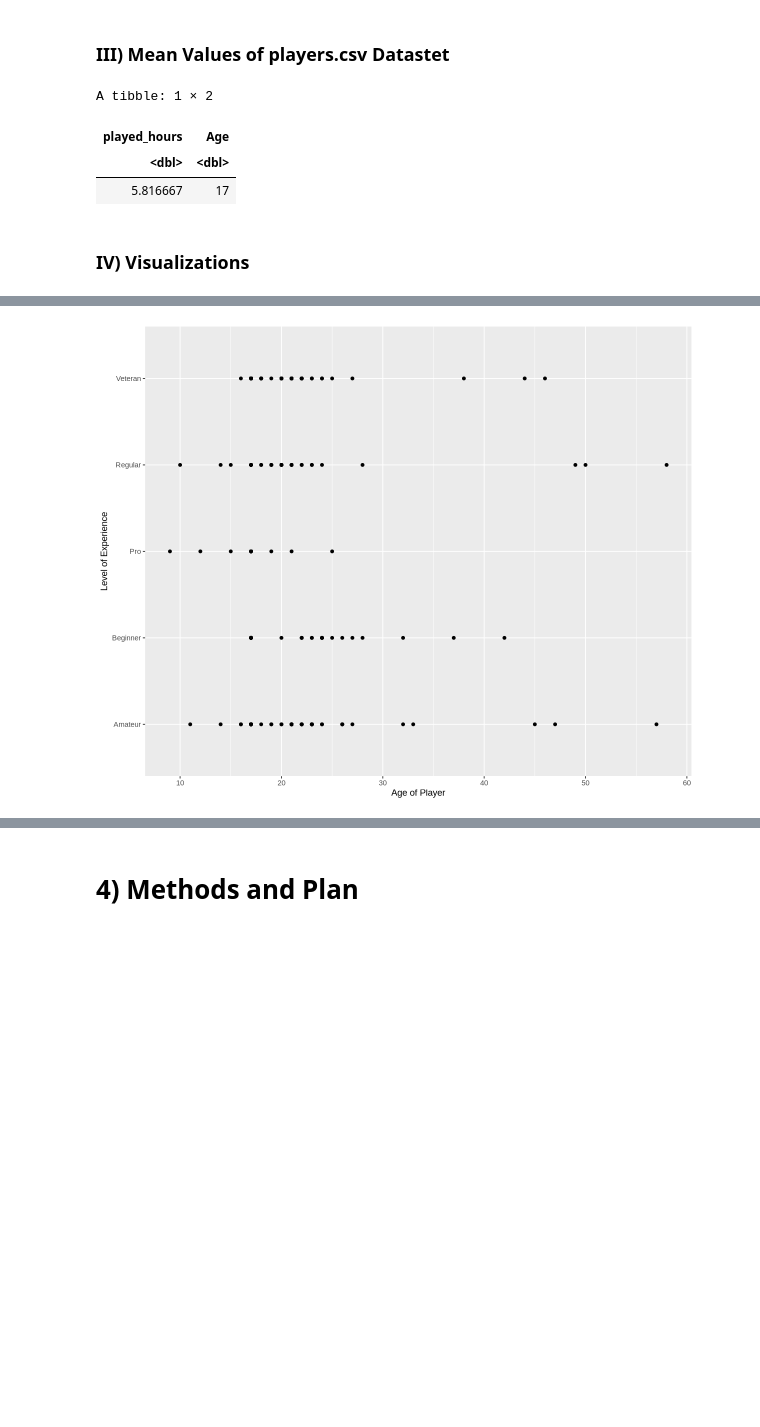
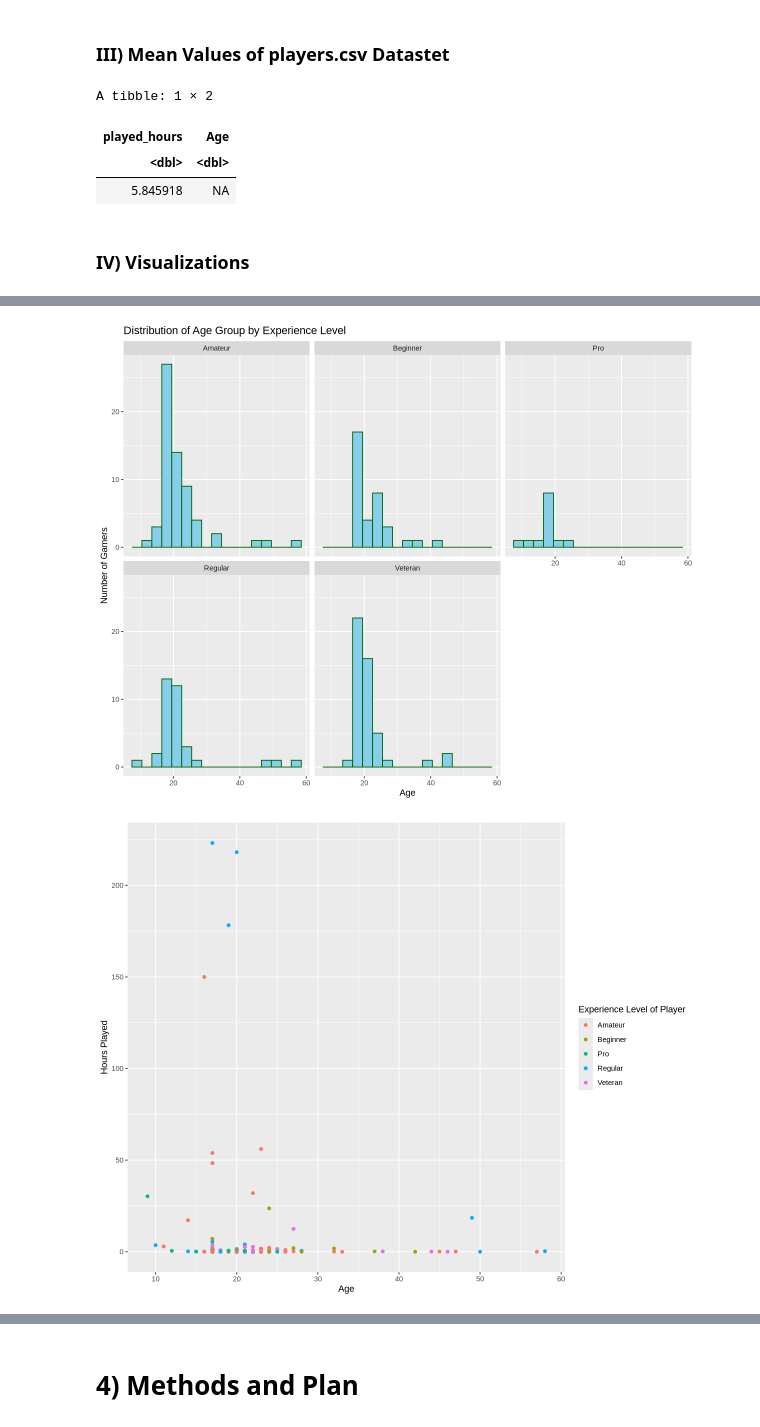
Before and after one commit to saurav-s25/DSCI-100-Project-Individual, a Jupyter notebook: Project Planning Stage (Individual).ipynb, the cells around one changed output, grey strips where cells are left out. Saved outputs shown, nothing was run; the diff lists cells and outputs as text; code cells hidden in the pictures; blank space fills up the shorter version.

Commit message:
Added a second plot and edited my first plot and question.

```diff
--- a/Project Planning Stage (Individual).ipynb
+++ b/Project Planning Stage (Individual).ipynb
@@ -151,6 +151,6 @@ dbl (2): original_start_time, original_end_time
 # %% [markdown]
 ### II) Tidying the Data
 # %%
-tidy_players_info <- head(players_info)
+tidy_players_info <- players_info
 tidy_players_info
 # %% [output]
@@ -179,15 +189,23 @@ mean_of_quantitative_variables
 A tibble: 1 × 2
 | played_hours | Age |
 | <dbl> | <dbl> |
-| 5.816667 | 17 |
+| 5.845918 | NA |
 # %% [markdown]
 ### IV) Visualizations
 # %%
 options(repr.plot.width = 10, repr.plot.height = 8)
-# Plotting age vs level of experience
-age_vs_experience_plot <- tidy_players_info |>
-    ggplot(aes(x = 	Age, y = experience)) +
-           geom_point() +
-           labs(x = 'Age of Player', y = 'Level of Experience')
-age_vs_experience_plot
+# Plotting distribution of Age
+age_distribution <- tidy_players_info |>
+  ggplot(aes(x = Age)) +
+  geom_histogram(fill = "skyblue", color = "darkgreen", binwidth = 3) +
+  facet_wrap(~experience) +
+  labs(x = "Age", y = "Number of Gamers", title = "Distribution of Age Group by Experience Level")
+age_distribution
+
+# Plotting Age vs played_hours, points colored by experience
+age_vs_played_hours_plot <- tidy_players_info |>
+  ggplot(aes(x = Age, y = played_hours, color = experience)) +
+  geom_point() +
+  labs(x = 'Age', y = "Hours Played", color = "Experience Level of Player")
+age_vs_played_hours_plot
 # %% [output]
@@ -194,4 +214,5 @@ age_vs_experience_plot
 Warning message:
 “Removed 2 rows containing missing values or values outside the scale range
 (`geom_point()`).”
-[figure, old version]
+[figure, new version]
+[figure, added]
```
Also changed, not shown: parts of 6 cells of this notebook.
